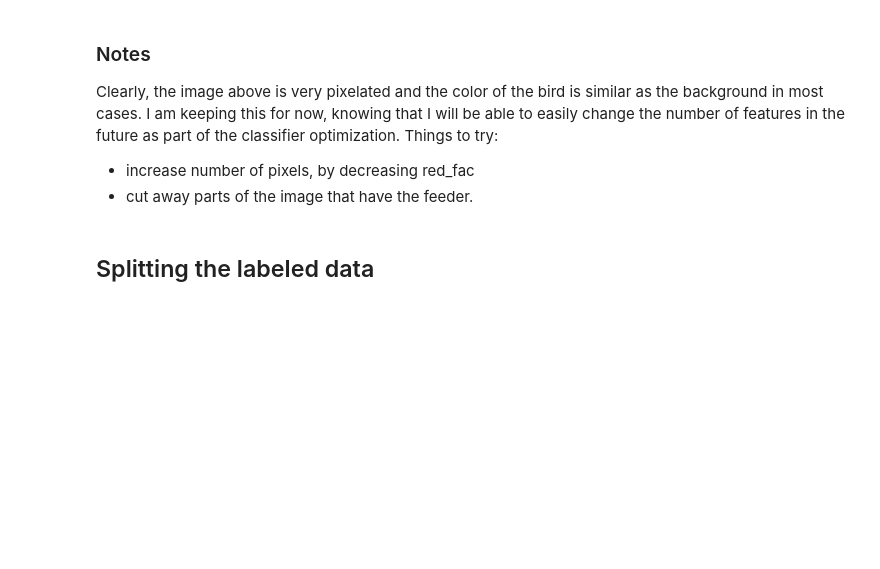
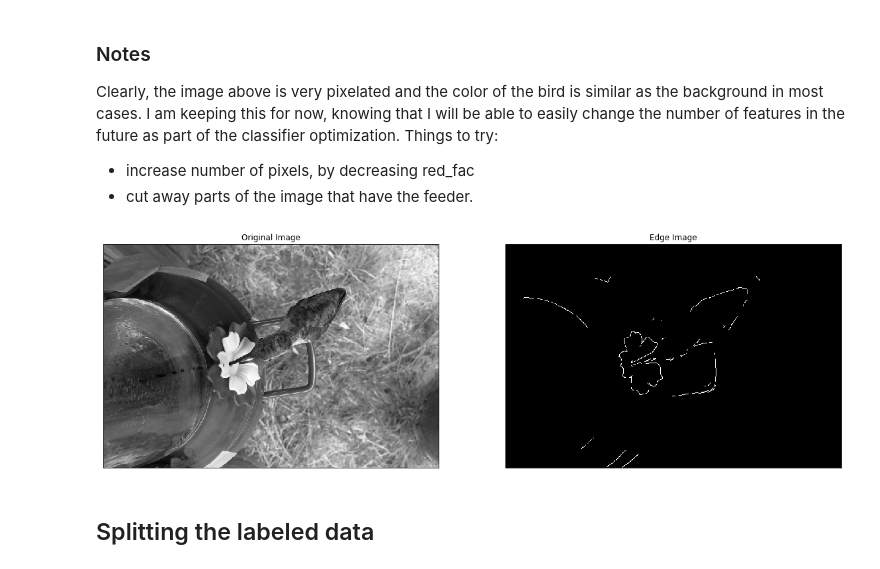
Before and after one commit to Freija/birdometer-ml, a Jupyter notebook: code/Birdometer.ipynb, the cells around one changed output. Saved outputs shown, nothing was run; the diff lists cells and outputs as text; code cells hidden in the pictures; blank space fills up the shorter version.

```diff
--- a/code/Birdometer.ipynb
+++ b/code/Birdometer.ipynb
@@ -163,6 +163,22 @@ plt.show()
 Clearly, the image above is very pixelated and the color of the bird is similar as the background in most cases. I am keeping this for now, knowing that I will be able to easily change the number of features in the future as part of the classifier optimization. Things to try:
  * increase number of pixels, by decreasing red_fac
  * cut away parts of the image that have the feeder.
+# %%
+# Let's see if we can reduce this to edges
+# Using OpenCV
+random_image = random.choice(bird_images)
+random_image_path = '/home/freija/Projects/birdometer-ml/trainingdata/' + random_image
+img = cv2.imread(random_image_path,0)
+edges = cv2.Canny(img,300,500)
+plt.figure(figsize=(20,20))
+plt.subplot(121),plt.imshow(img,cmap = 'gray')
+plt.title('Original Image'), plt.xticks([]), plt.yticks([])
+plt.subplot(122),plt.imshow(edges,cmap = 'gray')
+plt.title('Edge Image'), plt.xticks([]), plt.yticks([])
+
+plt.show()
+# %% [output]
+[figure, added]
 # %% [markdown]
 ## Splitting the labeled data
 # %%
```
Also changed, not shown: parts of 9 cells of this notebook.
